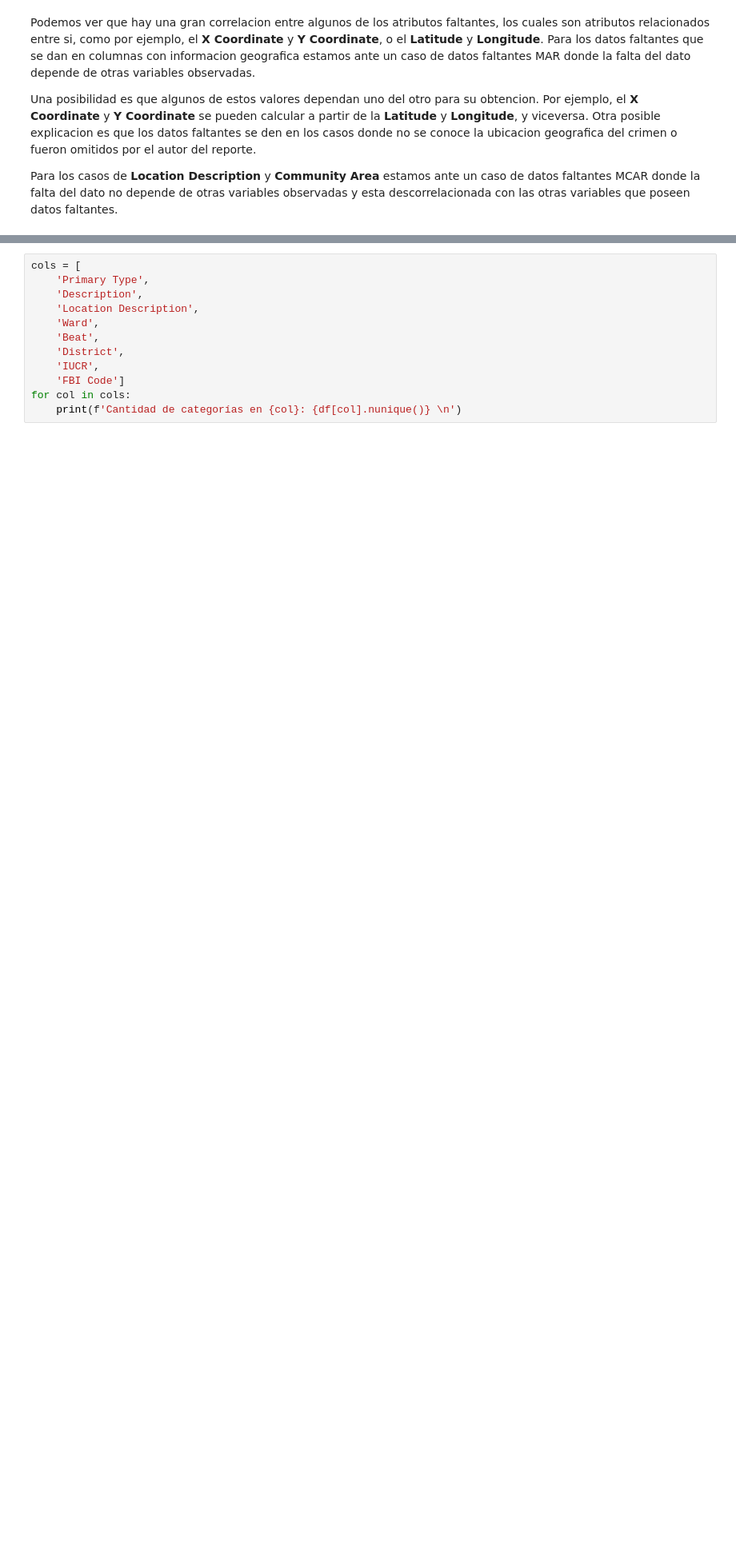
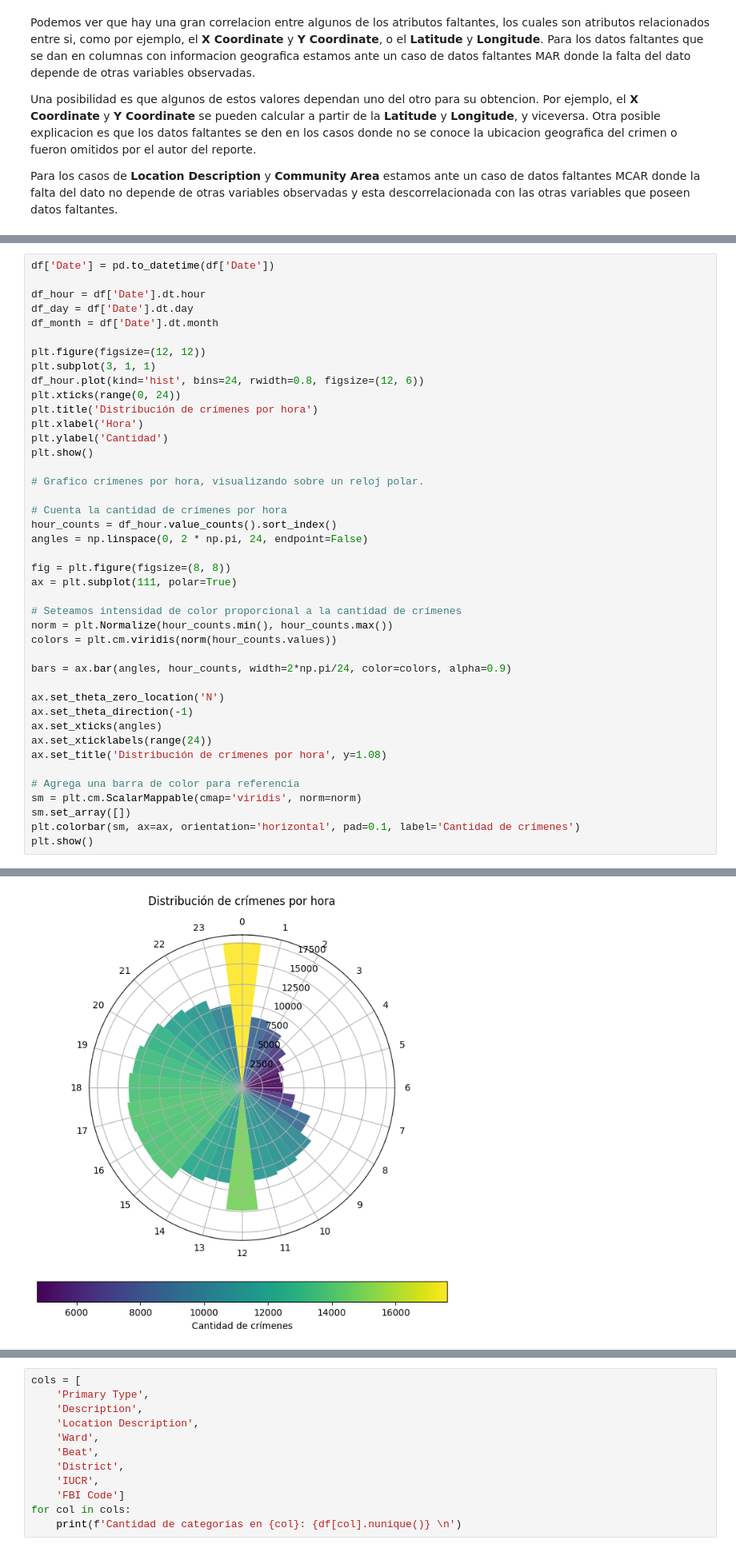
Before and after one commit to maximdorogov/fiuba-analisis-de-datos, a Jupyter notebook: tp1.ipynb, the cells around one changed output, grey strips where cells are left out. Shown at 80% size. Drawn from its saved outputs; the diff is of its cells as text; blank space fills up the shorter version.

```diff
--- a/tp1.ipynb
+++ b/tp1.ipynb
@@ -248,0 +261,43 @@ Veamos que categorias contienen cada una de estas variables, si se catalogan en
+# %%
+df['Date'] = pd.to_datetime(df['Date'])
+
+df_hour = df['Date'].dt.hour
+df_day = df['Date'].dt.day
+df_month = df['Date'].dt.month
+
+plt.figure(figsize=(12, 12))
+plt.subplot(3, 1, 1)
+df_hour.plot(kind='hist', bins=24, rwidth=0.8, figsize=(12, 6))
+plt.xticks(range(0, 24))
+plt.title('Distribución de crímenes por hora')
+plt.xlabel('Hora')
+plt.ylabel('Cantidad')
+plt.show()
+
+# Grafico crimenes por hora, visualizando sobre un reloj polar.
+
+# Cuenta la cantidad de crímenes por hora
+hour_counts = df_hour.value_counts().sort_index()
+angles = np.linspace(0, 2 * np.pi, 24, endpoint=False)
+
+fig = plt.figure(figsize=(8, 8))
+ax = plt.subplot(111, polar=True)
+
+# Seteamos intensidad de color proporcional a la cantidad de crímenes
+norm = plt.Normalize(hour_counts.min(), hour_counts.max())
+colors = plt.cm.viridis(norm(hour_counts.values))
+
+bars = ax.bar(angles, hour_counts, width=2*np.pi/24, color=colors, alpha=0.9)
+
+ax.set_theta_zero_location('N')
+ax.set_theta_direction(-1)
+ax.set_xticks(angles)
+ax.set_xticklabels(range(24))
+ax.set_title('Distribución de crímenes por hora', y=1.08)
+
+# Agrega una barra de color para referencia
+sm = plt.cm.ScalarMappable(cmap='viridis', norm=norm)
+sm.set_array([])
+plt.colorbar(sm, ax=ax, orientation='horizontal', pad=0.1, label='Cantidad de crímenes')
+plt.show()
+# %% [output]
@@ -248,0 +305 @@ Veamos que categorias contienen cada una de estas variables, si se catalogan en
+[figure, added]
```
Also changed, not shown: parts of 28 cells of this notebook, 1 other file.
